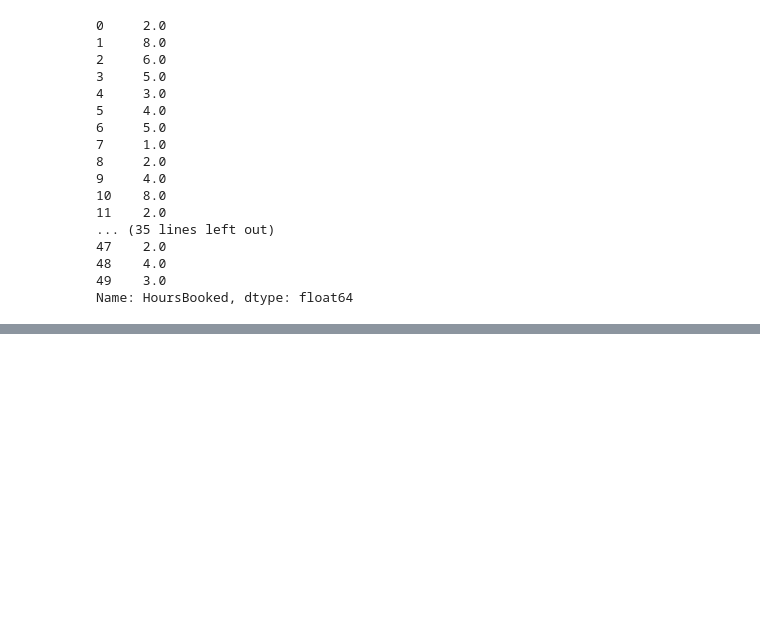
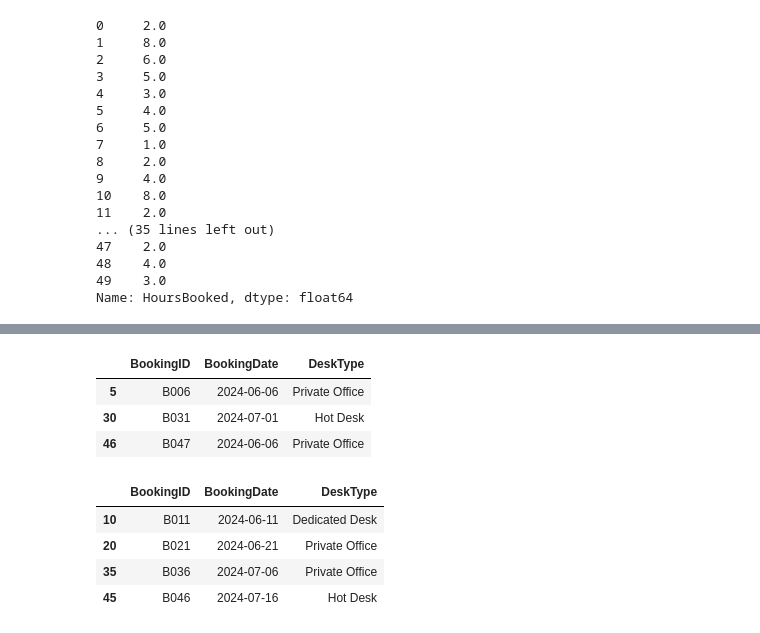
Before and after one commit to JunayedMh/pandas_prac, a Jupyter notebook: Sept/Sept_18/cleaning.ipynb, the cells around one changed output, grey strips where cells are left out. Saved outputs shown, nothing was run; the diff lists cells and outputs as text; code cells hidden in the pictures; blank space fills up the shorter version.

```diff
--- a/Sept/Sept_18/cleaning.ipynb
+++ b/Sept/Sept_18/cleaning.ipynb
@@ -316,0 +433,15 @@ Name: HoursBooked, dtype: float64
+# %%
+df.loc[df["MemberName"] == "Ezra Lindqvist", ["BookingID", "BookingDate", "DeskType"]]
+# %% [output]
+|  | BookingID | BookingDate | DeskType |
+| 5 | B006 | 2024-06-06 | Private Office |
+| 30 | B031 | 2024-07-01 | Hot Desk |
+| 46 | B047 | 2024-06-06 | Private Office |
+# %%
+df.loc[df["MemberName"] == "Selin Kaya", ["BookingID", "BookingDate", "DeskType"]]
+# %% [output]
+|  | BookingID | BookingDate | DeskType |
+| 10 | B011 | 2024-06-11 | Dedicated Desk |
+| 20 | B021 | 2024-06-21 | Private Office |
+| 35 | B036 | 2024-07-06 | Private Office |
+| 45 | B046 | 2024-07-16 | Hot Desk |
```
Also changed, not shown: parts of 18 cells of this notebook.
